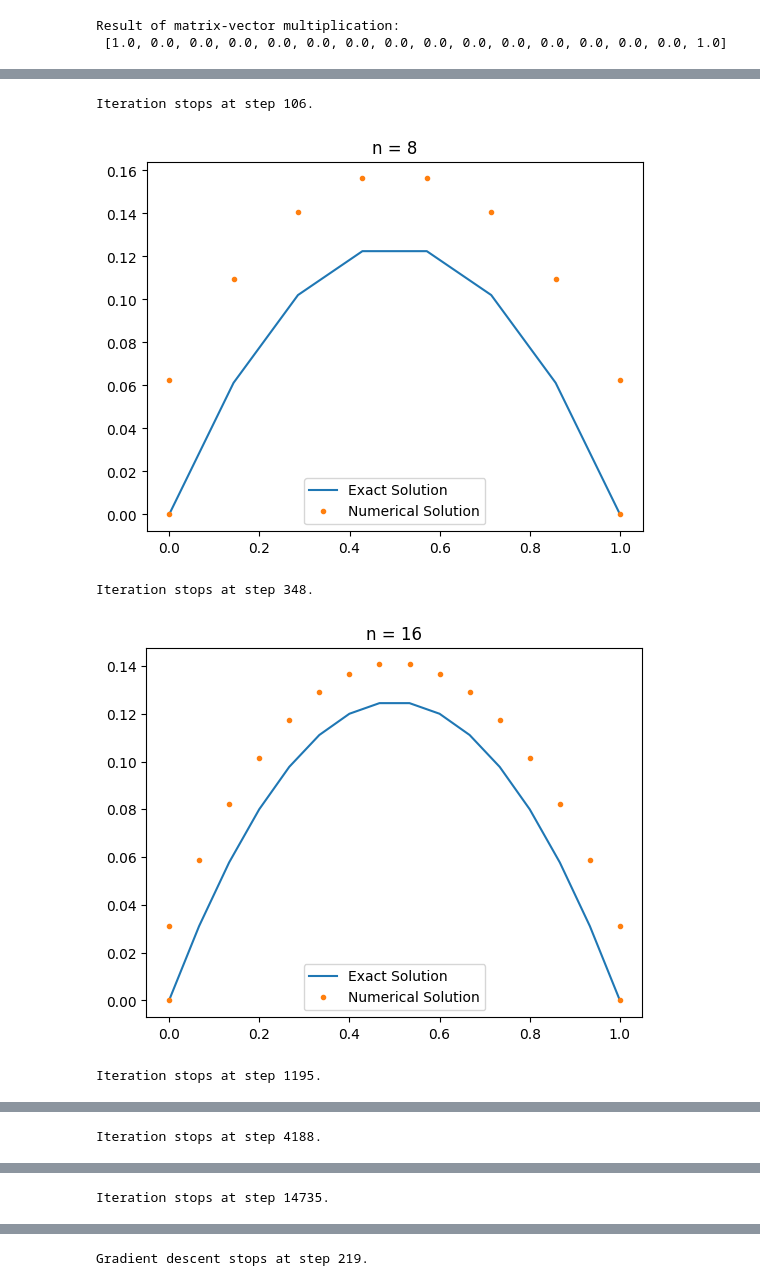
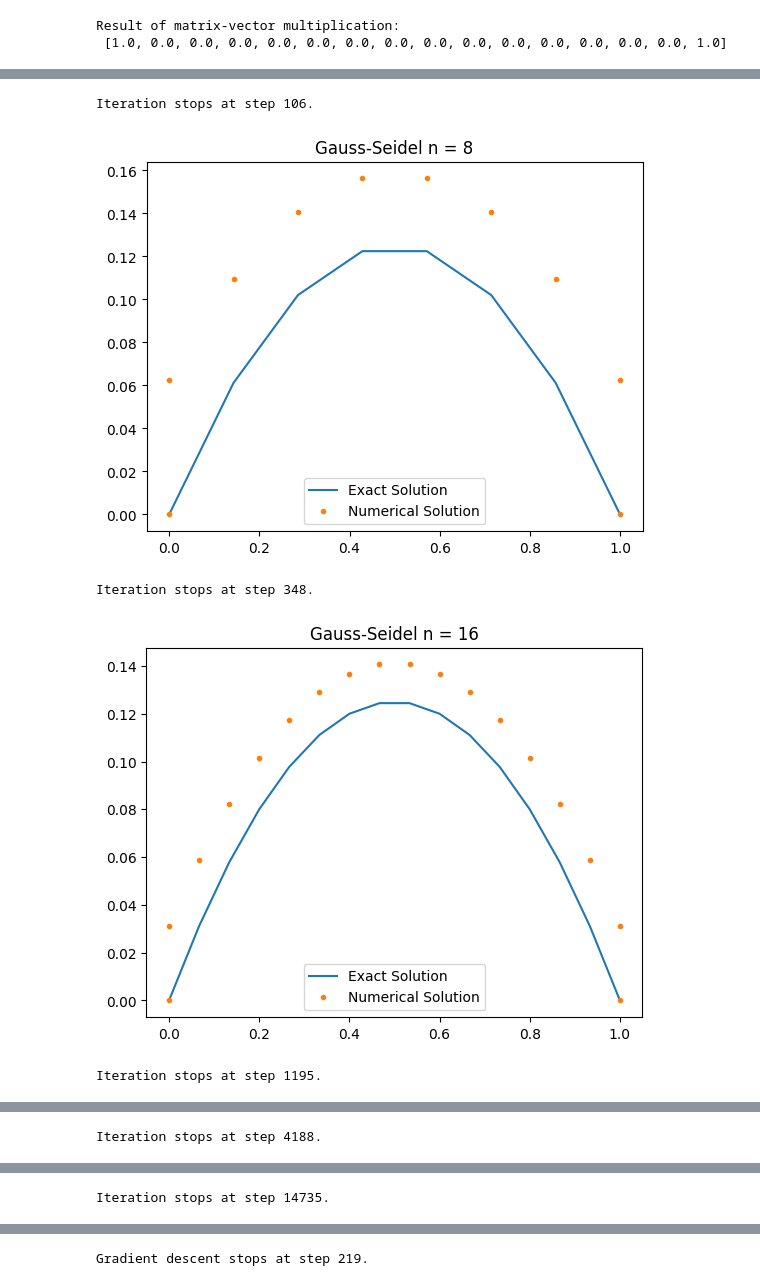
Before and after one commit to BlizzardCan/linshi, a Jupyter notebook: 数值分析/program1/main.ipynb, the cells around one changed output, grey strips where cells are left out. Saved outputs shown, nothing was run; the diff lists cells and outputs as text; code cells hidden in the pictures.

```diff
--- a/数值分析/program1/main.ipynb
+++ b/数值分析/program1/main.ipynb
@@ -191,17 +196,15 @@ for n in n_values:
     max_iteration = 1000000
     tol = 1e-7
     solution = jacobi_solver(csr_matrix_5, b, x0, max_iteration, tol)
-    # 生成图像
+    # 绘图
     x = [i / (n - 1) for i in range(n)]
     y = [exact_solution(xi) for xi in x]
     y_num = [solution[i] for i in range(n)]
 
     plt.plot(x, y, label='Exact Solution')
     plt.plot(x, y_num, '.', label='Numerical Solution')
-    plt.title(f'n = {n}')
+    plt.title(f'jacobi n = {n}')
     plt.legend()
     plt.show()
-for n, count in results:
-    print(f"n = {n}, Iteration count = {count}")
 # %% [output]
 Iteration stops at step 198.
@@ -227,37 +230,35 @@ def gs_solver(A, b, x0, max_iteration, tol):
         if math.sqrt(sum((x_i - p_i) ** 2 for x_i, p_i in zip(x, p))) < tol:  # L2范数
             print(f'Iteration stops at step {k + 1}.')
             return p
         x = p
     print('Max iteration step reached.')
     return x
 
 # gs 测试脚本
 n_values = [8, 16, 32, 64, 128]
 results = []
 for n in n_values:
     csr_matrix_5= CSRMatrix(n)
     b = [1/n] * n
     x0 = [0] * n
     max_iteration = 1000000  # 减少迭代次数以避免无限循环
     tol = 1e-7
     solution = gs_solver(csr_matrix_5, b, x0, max_iteration, tol)
-    # 生成图像
+    # 绘图
     x = [i / (n - 1) for i in range(n)]
     y = [exact_solution(xi) for xi in x]
     y_num = [solution[i] for i in range(n)]
 
     plt.plot([0] + x + [1], [0] + y + [0], label='Exact Solution')  # 加入边界条件
     plt.plot([0] + x + [1], [0] + y_num + [0], '.', label='Numerical Solution')  # 加入边界条件
     # plt.plot(x, y, label='Exact Solution')
     # plt.plot(x, y_num, '.', label='Numerical Solution')
-    plt.title(f'n = {n}')
+    plt.title(f'Gauss-Seidel n = {n}')
     plt.legend()
     plt.show()
-for n, count in results:
-    print(f"n = {n}, Iteration count = {count}")
 # %% [output]
 Iteration stops at step 106.
-[figure, old version]
+[figure, new version]
 Iteration stops at step 348.
-[figure, old version]
+[figure, new version]
 Iteration stops at step 1195.
```
Also changed, not shown: parts of 9 cells of this notebook.
